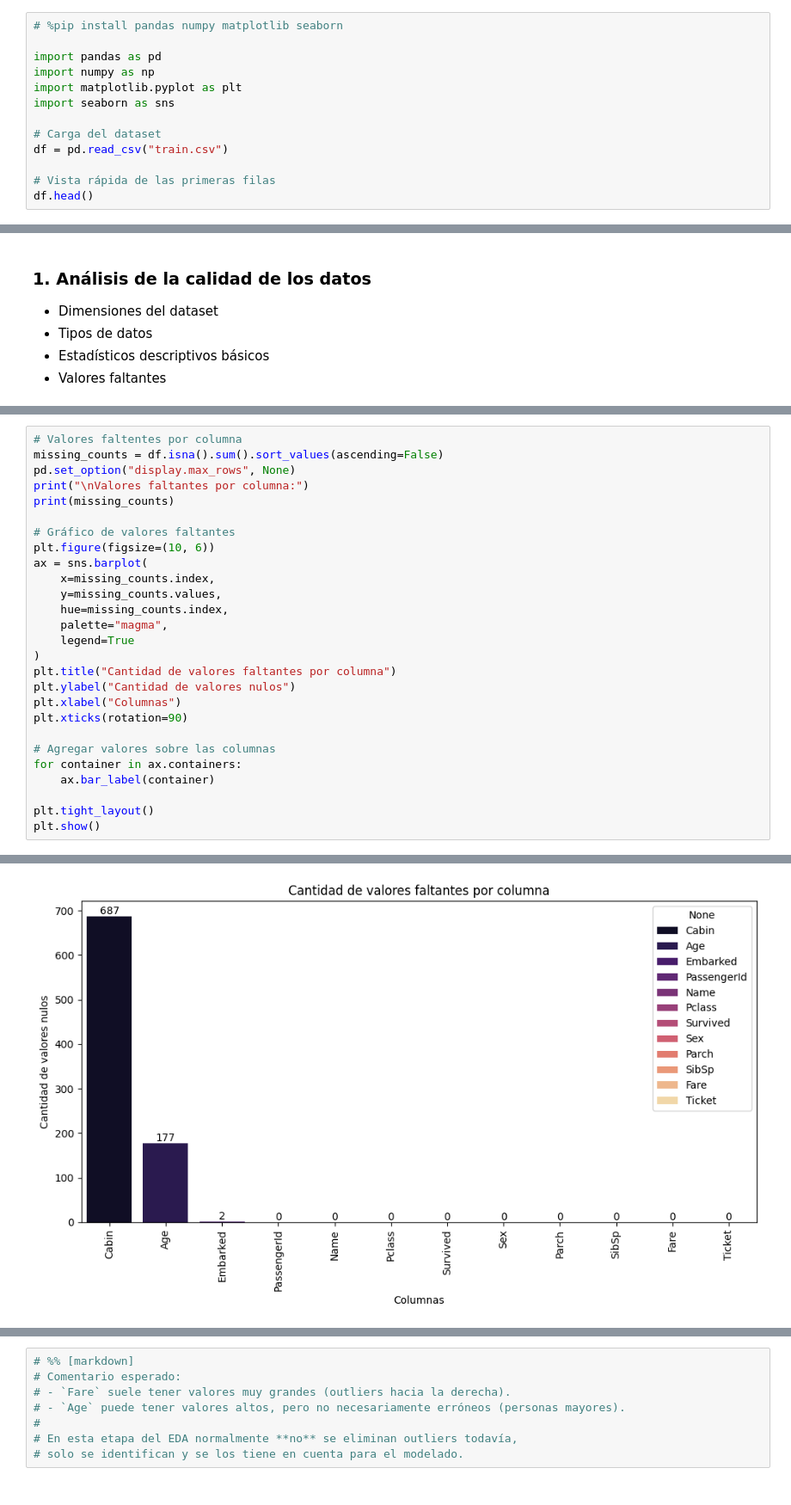
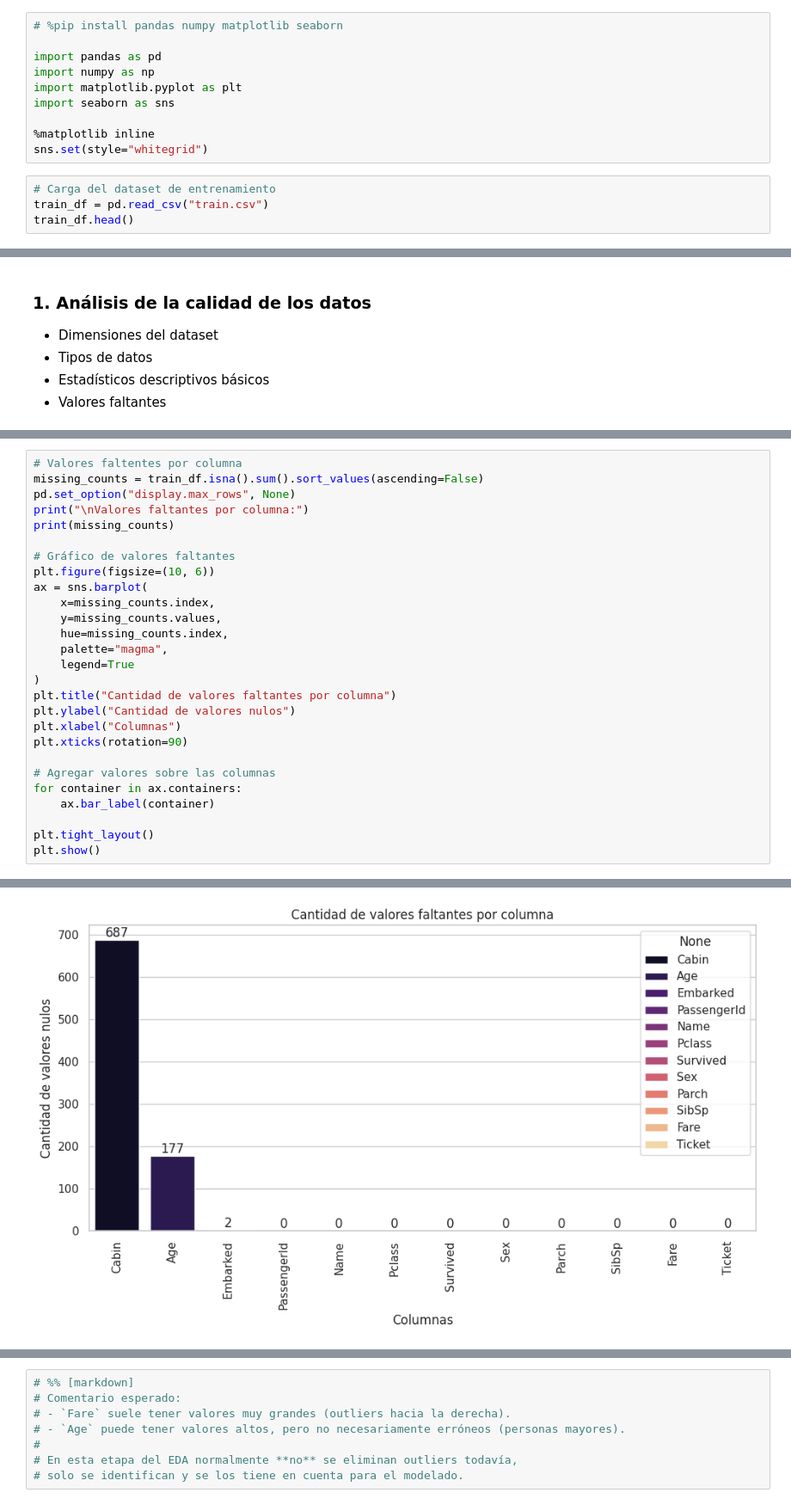
Before and after one commit to rhorbe/dss-titanic, a Jupyter notebook: data/titanic.ipynb, the cells around one changed output, grey strips where cells are left out. Shown: that part at 86% size. Drawn from its saved outputs; the diff is of its cells as text.

```diff
--- a/data/titanic.ipynb
+++ b/data/titanic.ipynb
@@ -9,19 +9,20 @@ Dataset: https://www.kaggle.com/competitions/titanic/data
 3. Realizar gráficos comparativos (por ejemplo, supervivencia según clase, sexo y edad).
 4. Analizar si algunas características influyen más que otras en la supervivencia.
 5. Determinar si el dataset está balanceado respecto a la variable objetivo (Survived).
+# %%
+# %pip install pandas numpy matplotlib seaborn
+
+import pandas as pd
+import numpy as np
+import matplotlib.pyplot as plt
+import seaborn as sns
+
+%matplotlib inline
+sns.set(style="whitegrid")
 # %%
-# %pip install pandas numpy matplotlib seaborn
-
-import pandas as pd
-import numpy as np
-import matplotlib.pyplot as plt
-import seaborn as sns
-
-# Carga del dataset
-df = pd.read_csv("train.csv")
-
-# Vista rápida de las primeras filas
-df.head()
+# Carga del dataset de entrenamiento
+train_df = pd.read_csv("train.csv")
+train_df.head()
 # %% [output]
 |  | PassengerId | Survived | Pclass | Name | Sex | Age | SibSp | Parch | Ticket | Fare | ... |
 | 0 | 1 | 0 | 3 | Braund, Mr. Owen Harris | male | 22.0 | 1 | 0 | A/5 21171 | 7.2500 | ... |
@@ -75,7 +88,7 @@ Estadísticas descriptivas (numéricas):
 | max | 891.000000 | 1.000000 | 3.000000 | 80.000000 | 8.000000 | 6.000000 | 512.329200 |
 # %%
 # Valores faltentes por columna
-missing_counts = df.isna().sum().sort_values(ascending=False)
+missing_counts = train_df.isna().sum().sort_values(ascending=False)
 pd.set_option("display.max_rows", None)
 print("\nValores faltantes por columna:")
 print(missing_counts)
@@ -88,34 +101,34 @@ ax = sns.barplot(
     hue=missing_counts.index,
     palette="magma",
     legend=True
 )
 plt.title("Cantidad de valores faltantes por columna")
 plt.ylabel("Cantidad de valores nulos")
 plt.xlabel("Columnas")
 plt.xticks(rotation=90)
 
 # Agregar valores sobre las columnas
 for container in ax.containers:
     ax.bar_label(container)
 
 plt.tight_layout()
 plt.show()
 # %% [output]
 Valores faltantes por columna:
 Cabin          687
 Age            177
 Embarked         2
 PassengerId      0
 Name             0
 Pclass           0
 Survived         0
 Sex              0
 Parch            0
 SibSp            0
 Fare             0
 Ticket           0
 dtype: int64
-[figure, old version]
+[figure, new version]
 # %%
 #Detección de posibles outliers
 # Vamos a mirar principalmente:
```
Also changed, not shown: parts of 3 cells of this notebook.
